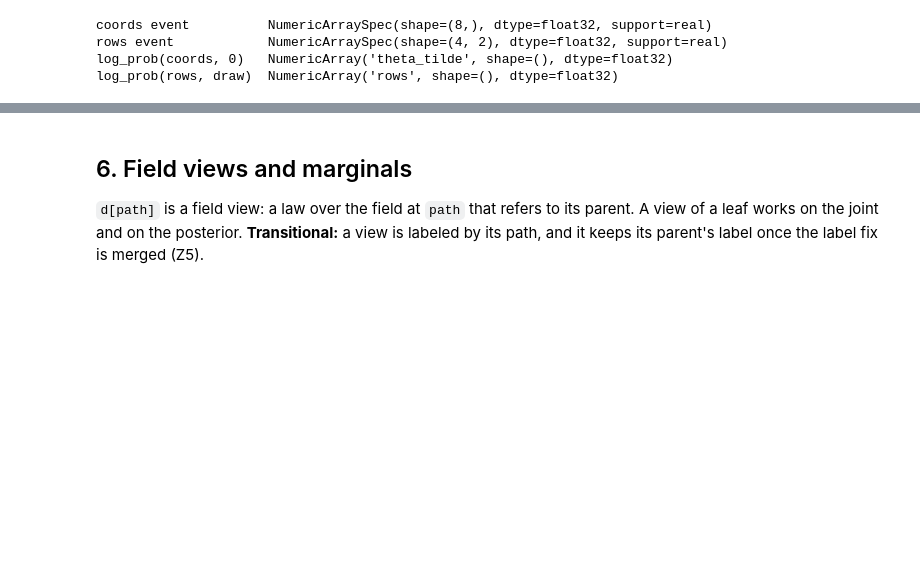
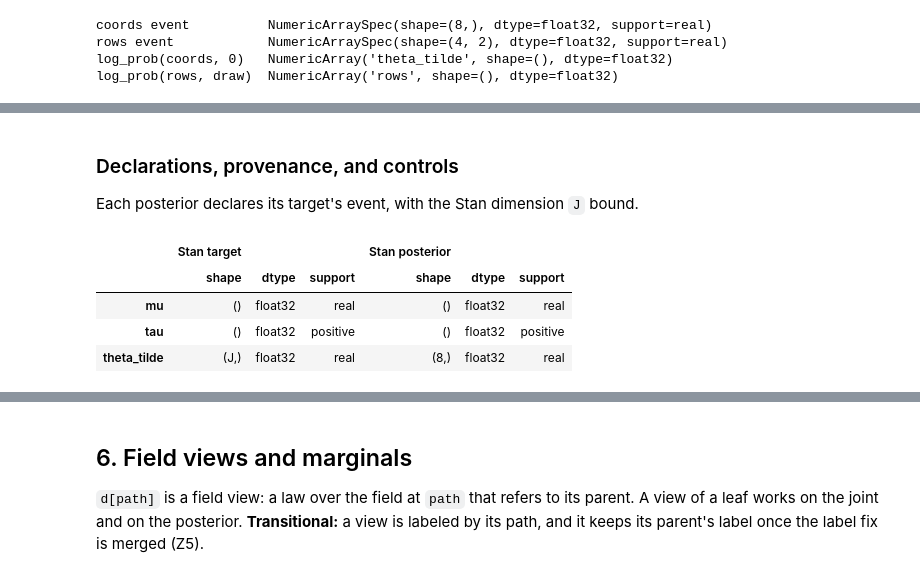
Before and after one commit to TARPS-group/prob-pipe, a Jupyter notebook: docs/tutorials/overhaul_tour.ipynb, the cells around one changed output, grey strips where cells are left out. Saved outputs shown, nothing was run; the diff lists cells and outputs as text; code cells hidden in the pictures; blank space fills up the shorter version.

```diff
--- a/docs/tutorials/overhaul_tour.ipynb
+++ b/docs/tutorials/overhaul_tour.ipynb
@@ -564,8 +382,0 @@ The posterior is empirical over the draws, and renaming it nests its fields.
-# %%
-show_report(condition_on.check(stan_model, stan_data))
-NUTS = {"num_warmup": 500, "num_results": 500, "num_chains": 2}
-with workflow_run(seed=1):
-    stan_fit = condition_on.with_options(method_options=NUTS)(stan_model, stan_data)
-stan_posterior = stan_fit.with_path_names(NEST)
-print('stan_fit, stan_fit.event_spec.spec:', repr(stan_fit), stan_fit.event_spec.spec)
-print('stan_posterior, stan_posterior.event_spec.spec:', repr(stan_posterior), stan_posterior.event_spec.spec)
@@ -919,0 +625,6 @@ result: OutputSpec(condition_on=None)
+# %%
+NUTS = {"num_warmup": 500, "num_results": 500, "num_chains": 2}
+NUTPIE = {**NUTS, "progress_bar": False}
+with workflow_run(seed=1):
+    stan_fit = condition_on.with_options(method_options=NUTPIE)(stan_model, stan_data)
+stan_fit
@@ -919,0 +848,13 @@ result: OutputSpec(condition_on=None)
+# %% [markdown]
+### Declarations, provenance, and controls
+
+Each posterior declares its target's event, with the Stan dimension `J` bound.
+# %%
+pd.concat({"Stan target": spec_table(stan_model.event_spec.spec),
+           "Stan posterior": spec_table(stan_fit.event_spec.spec)}, axis=1)
+# %% [output]
+|  | Stan target |  |  | Stan posterior |  |  |
+|  | shape | dtype | support | shape | dtype | support |
+| mu | () | float32 | real | () | float32 | real |
+| tau | () | float32 | positive | () | float32 | positive |
+| theta_tilde | (J,) | float32 | real | (8,) | float32 | real |
```
Also changed, not shown: parts of 110 cells of this notebook.
